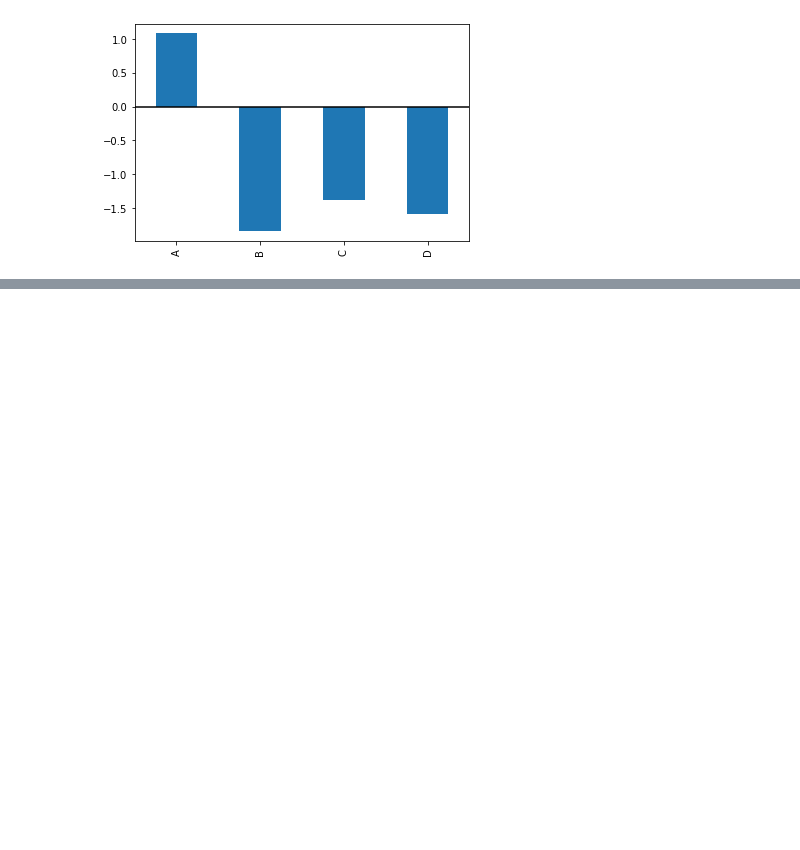
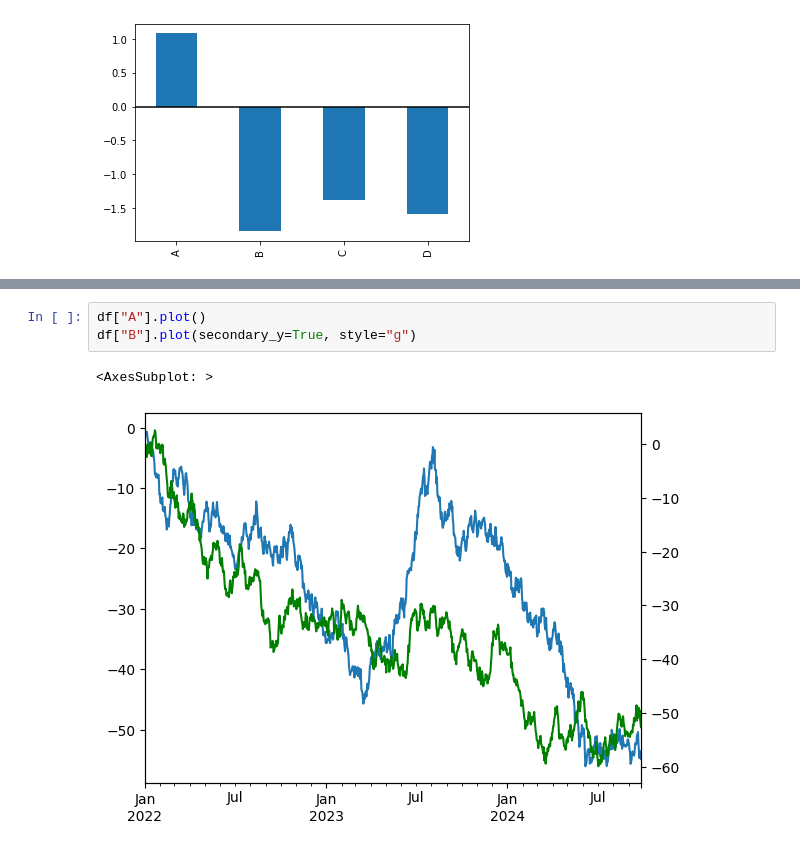
Before and after one commit to steven-xian/example, a Jupyter notebook: learn_python/finance/chart_demo.ipynb, the cells around one changed output, grey strips where cells are left out. Cells and saved outputs as stored; diff of their text form; blank space fills up the shorter version.

```diff
--- a/learn_python/finance/chart_demo.ipynb
+++ b/learn_python/finance/chart_demo.ipynb
@@ -145,0 +158,6 @@ array([<AxesSubplot:>, <AxesSubplot:>, <AxesSubplot:>, <AxesSubplot:>],
+# %%
+df["A"].plot()
+df["B"].plot(secondary_y=True, style="g")
+# %% [output]
+<AxesSubplot: >
+[figure, added]
```
Also changed, not shown: parts of 15 cells of this notebook.
